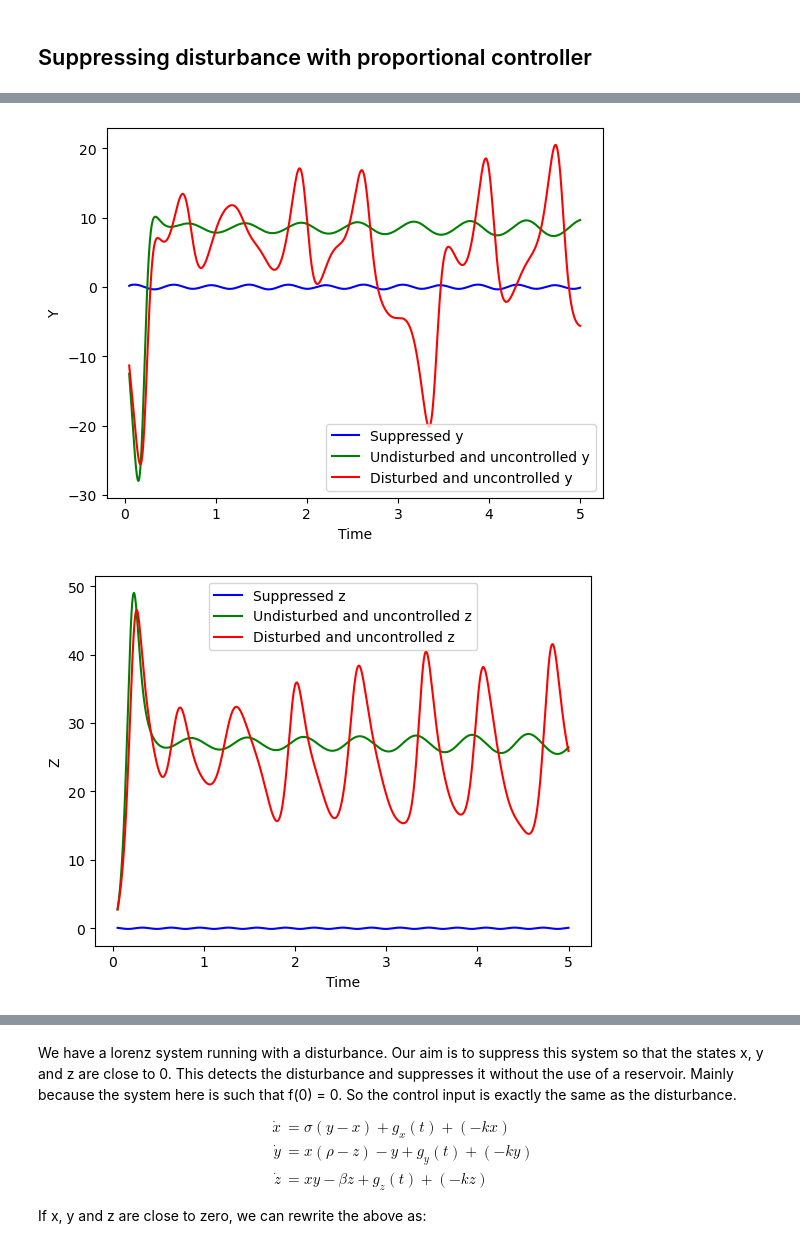
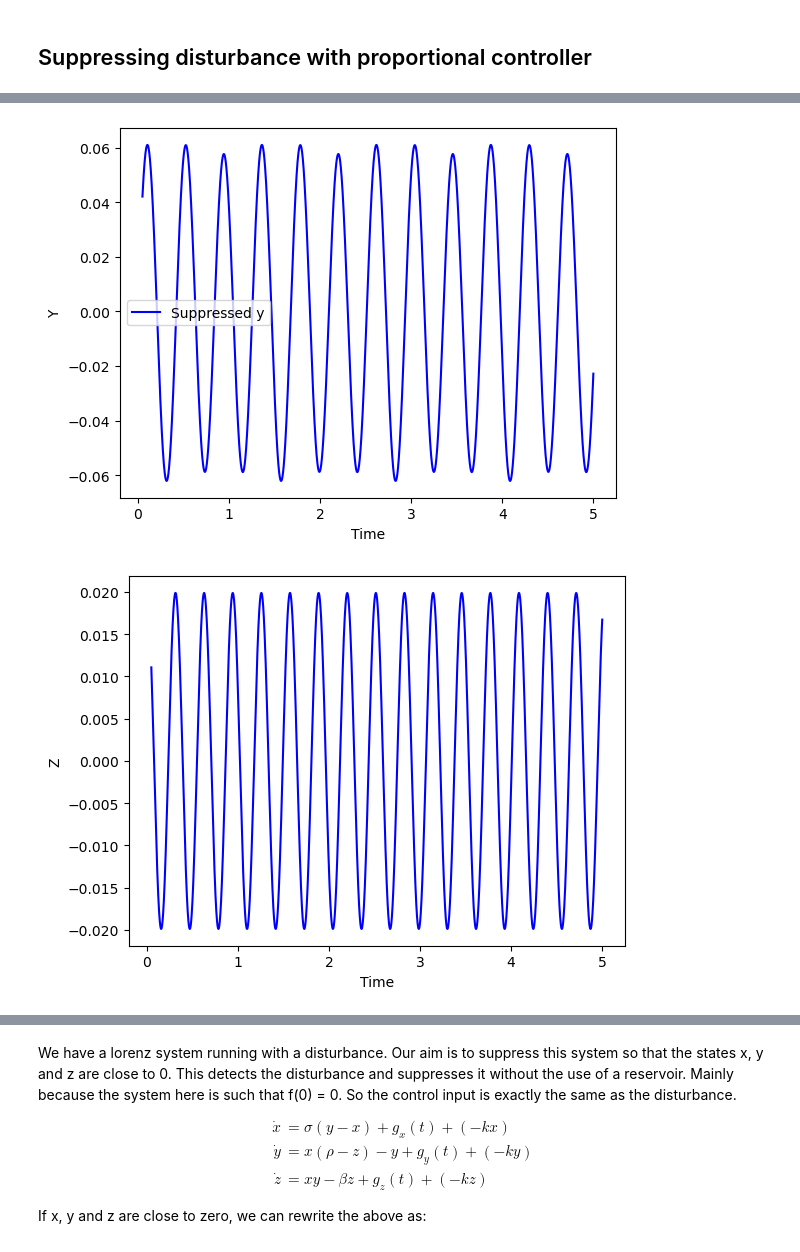
Before and after one commit to krithikeshravishankar/Codes, a Jupyter notebook: combineboth2.ipynb, the cells around one changed output, grey strips where cells are left out. Drawn from its saved outputs; the diff is of its cells as text; code cells hidden in the pictures.

```diff
--- a/combineboth2.ipynb
+++ b/combineboth2.ipynb
@@ -46,7 +46,7 @@ zsupp = np.zeros(ntest)
 
 
 ## Suppression gain
-k = 100
+k = 500
 
 ## Initial conditions
 xxpure, yypure, zzpure = -7.45, -3.03, 0.01
@@ -115,10 +115,10 @@ plottimerange = np.arange(50, 5000)
 plt.figure()
 plt.plot(testingtimes[plottimerange], xsupp[plottimerange],
          'b', label = 'Suppressed x')
-plt.plot(testingtimes[plottimerange], xpure[plottimerange],
-         'g', label = 'Undisturbed and uncontrolled x')
-plt.plot(testingtimes[plottimerange], xnocontrol[plottimerange],
-         'r', label = 'Disturbed and uncontrolled x')
+#plt.plot(testingtimes[plottimerange], xpure[plottimerange],
+         #'g', label = 'Undisturbed and uncontrolled x')
+#plt.plot(testingtimes[plottimerange], xnocontrol[plottimerange],
+         #'r', label = 'Disturbed and uncontrolled x')
 plt.legend()
 plt.xlabel('Time')
 plt.ylabel('X')
@@ -127,10 +127,10 @@ plt.show()
 plt.figure()
 plt.plot(testingtimes[plottimerange], ysupp[plottimerange],
          'b', label = 'Suppressed y')
-plt.plot(testingtimes[plottimerange], ypure[plottimerange],
-         'g', label = 'Undisturbed and uncontrolled y')
-plt.plot(testingtimes[plottimerange], ynocontrol[plottimerange],
-         'r', label = 'Disturbed and uncontrolled y')
+#plt.plot(testingtimes[plottimerange], ypure[plottimerange],
+        # 'g', label = 'Undisturbed and uncontrolled y')
+#plt.plot(testingtimes[plottimerange], ynocontrol[plottimerange],
+        # 'r', label = 'Disturbed and uncontrolled y')
 plt.legend()
 plt.xlabel('Time')
 plt.ylabel('Y')
@@ -139,11 +139,11 @@ plt.show()
 plt.figure()
 plt.plot(testingtimes[plottimerange], zsupp[plottimerange],
          'b', label = 'Suppressed z')
-plt.plot(testingtimes[plottimerange], zpure[plottimerange],
-         'g', label = 'Undisturbed and uncontrolled z')
-plt.plot(testingtimes[plottimerange], znocontrol[plottimerange],
-         'r', label = 'Disturbed and uncontrolled z')
-plt.legend()
+# plt.plot(testingtimes[plottimerange], zpure[plottimerange],
+#          'g', label = 'Undisturbed and uncontrolled z')
+# plt.plot(testingtimes[plottimerange], znocontrol[plottimerange],
+#          'r', label = 'Disturbed and uncontrolled z')
+# plt.legend()
 plt.xlabel('Time')
 plt.ylabel('Z')
 plt.show()
@@ -182,2 +182,2 @@ plt.show()
-[figure, old version]
+[figure, new version]
-[figure, old version]
+[figure, new version]
```
Also changed, not shown: parts of 1 cell of this notebook, 3 other files.
